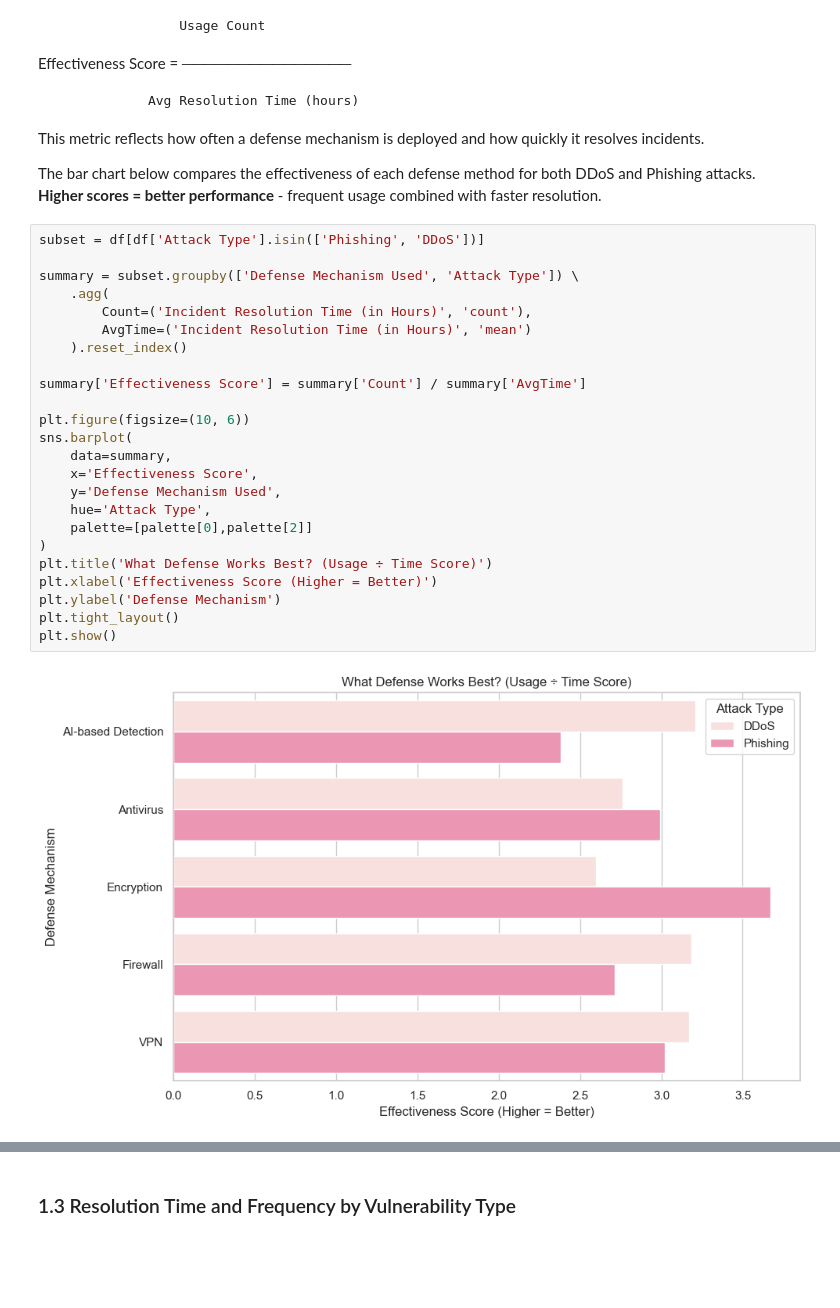
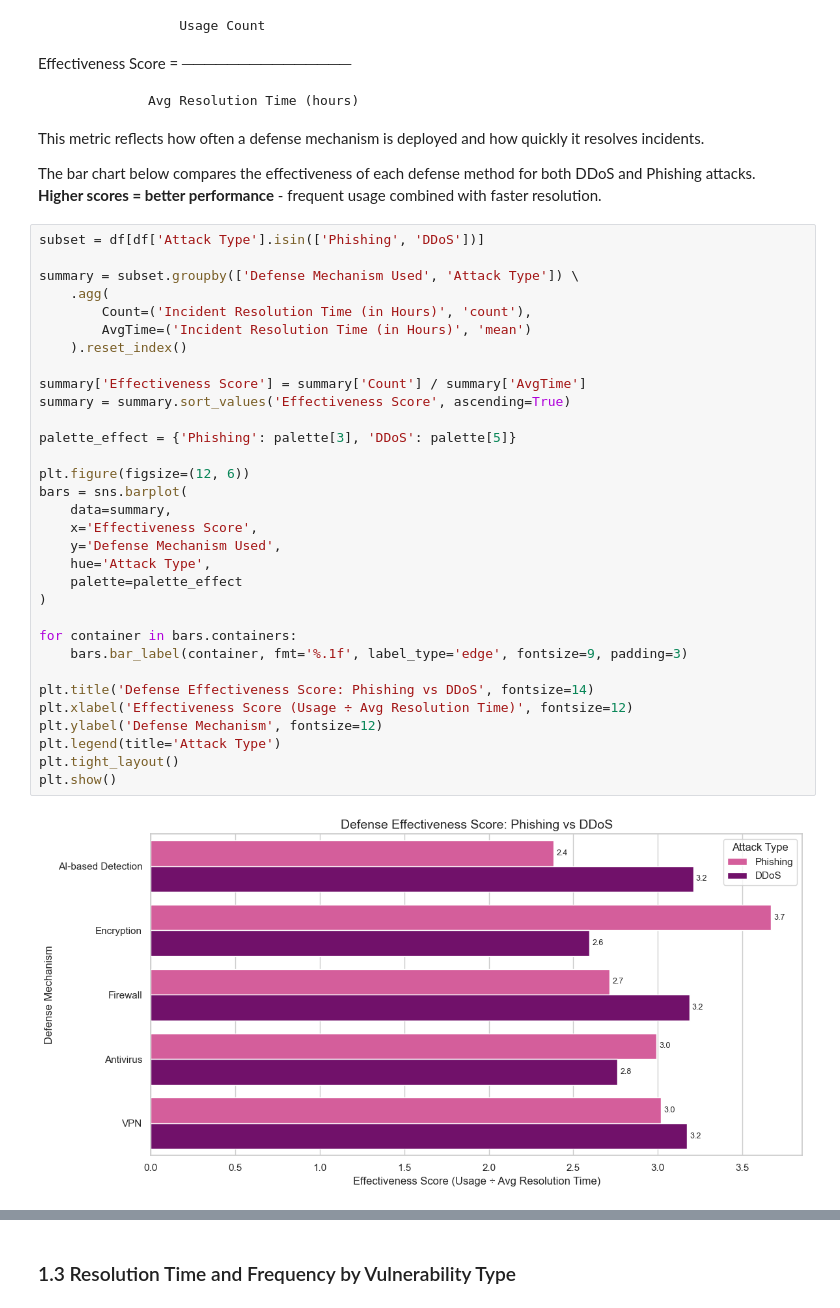
Before and after one commit to dolludaa/Global-Cybersecurity-Threats-2015-2024, a Jupyter notebook: business_analysis.ipynb, the cells around one changed output, grey strips where cells are left out. Saved outputs shown, nothing was run; the diff lists cells and outputs as text; blank space fills up the shorter version.

```diff
--- a/business_analysis.ipynb
+++ b/business_analysis.ipynb
@@ -139,28 +198,36 @@ The bar chart below compares the effectiveness of each defense method for both D
 # %%
 subset = df[df['Attack Type'].isin(['Phishing', 'DDoS'])]
 
 summary = subset.groupby(['Defense Mechanism Used', 'Attack Type']) \
     .agg(
         Count=('Incident Resolution Time (in Hours)', 'count'),
         AvgTime=('Incident Resolution Time (in Hours)', 'mean')
     ).reset_index()
 
 summary['Effectiveness Score'] = summary['Count'] / summary['AvgTime']
+summary = summary.sort_values('Effectiveness Score', ascending=True)
 
-plt.figure(figsize=(10, 6))
-sns.barplot(
+palette_effect = {'Phishing': palette[3], 'DDoS': palette[5]}
+
+plt.figure(figsize=(12, 6))
+bars = sns.barplot(
     data=summary,
     x='Effectiveness Score',
     y='Defense Mechanism Used',
     hue='Attack Type',
-    palette=[palette[0],palette[2]]
+    palette=palette_effect
 )
-plt.title('What Defense Works Best? (Usage ÷ Time Score)')
-plt.xlabel('Effectiveness Score (Higher = Better)')
-plt.ylabel('Defense Mechanism')
+
+for container in bars.containers:
+    bars.bar_label(container, fmt='%.1f', label_type='edge', fontsize=9, padding=3)
+
+plt.title('Defense Effectiveness Score: Phishing vs DDoS', fontsize=14)
+plt.xlabel('Effectiveness Score (Usage ÷ Avg Resolution Time)', fontsize=12)
+plt.ylabel('Defense Mechanism', fontsize=12)
+plt.legend(title='Attack Type')
 plt.tight_layout()
 plt.show()
 # %% [output]
-[figure, old version]
+[figure, new version]
 # %% [markdown]
 Insight:
```
Also changed, not shown: parts of 13 cells of this notebook.
